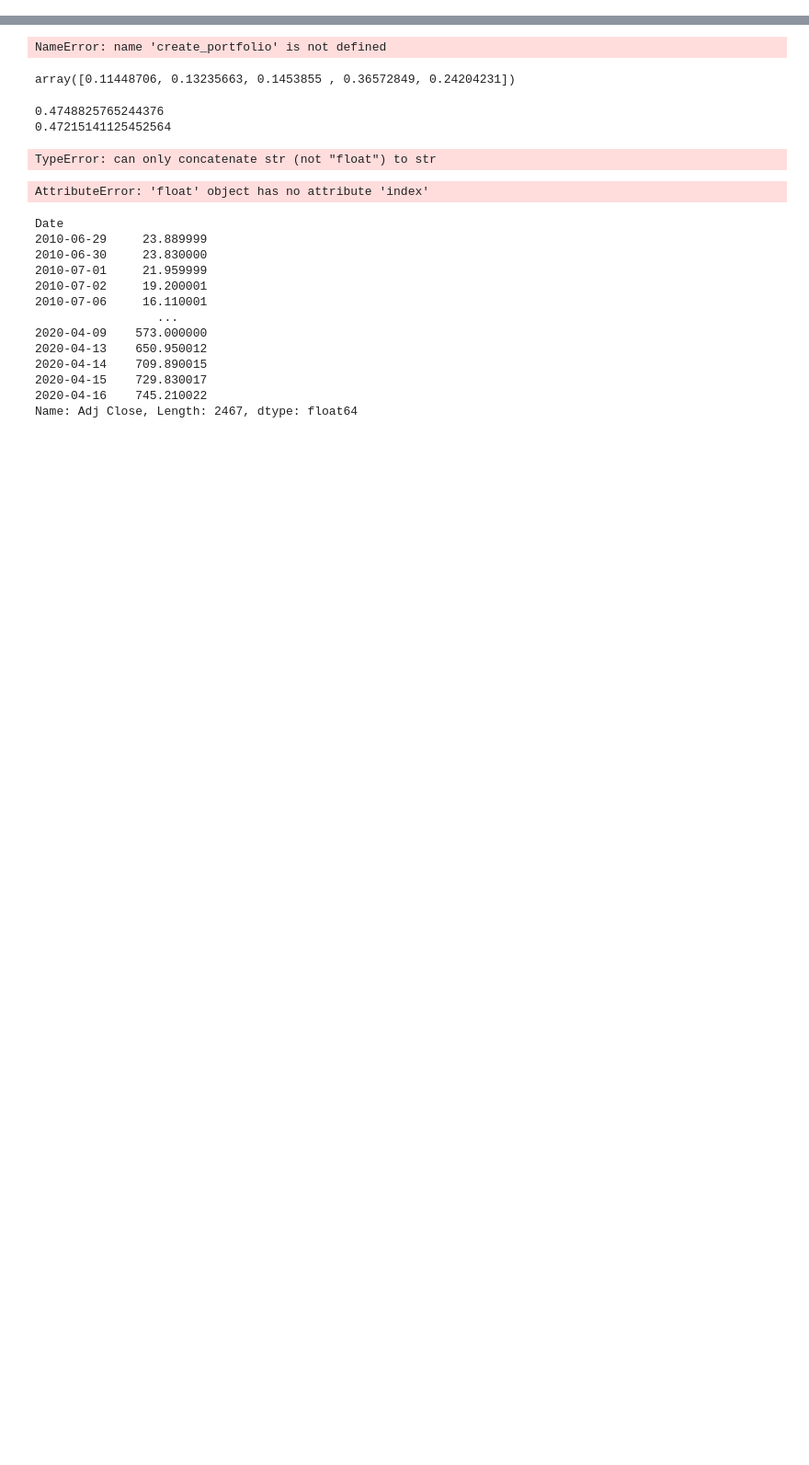
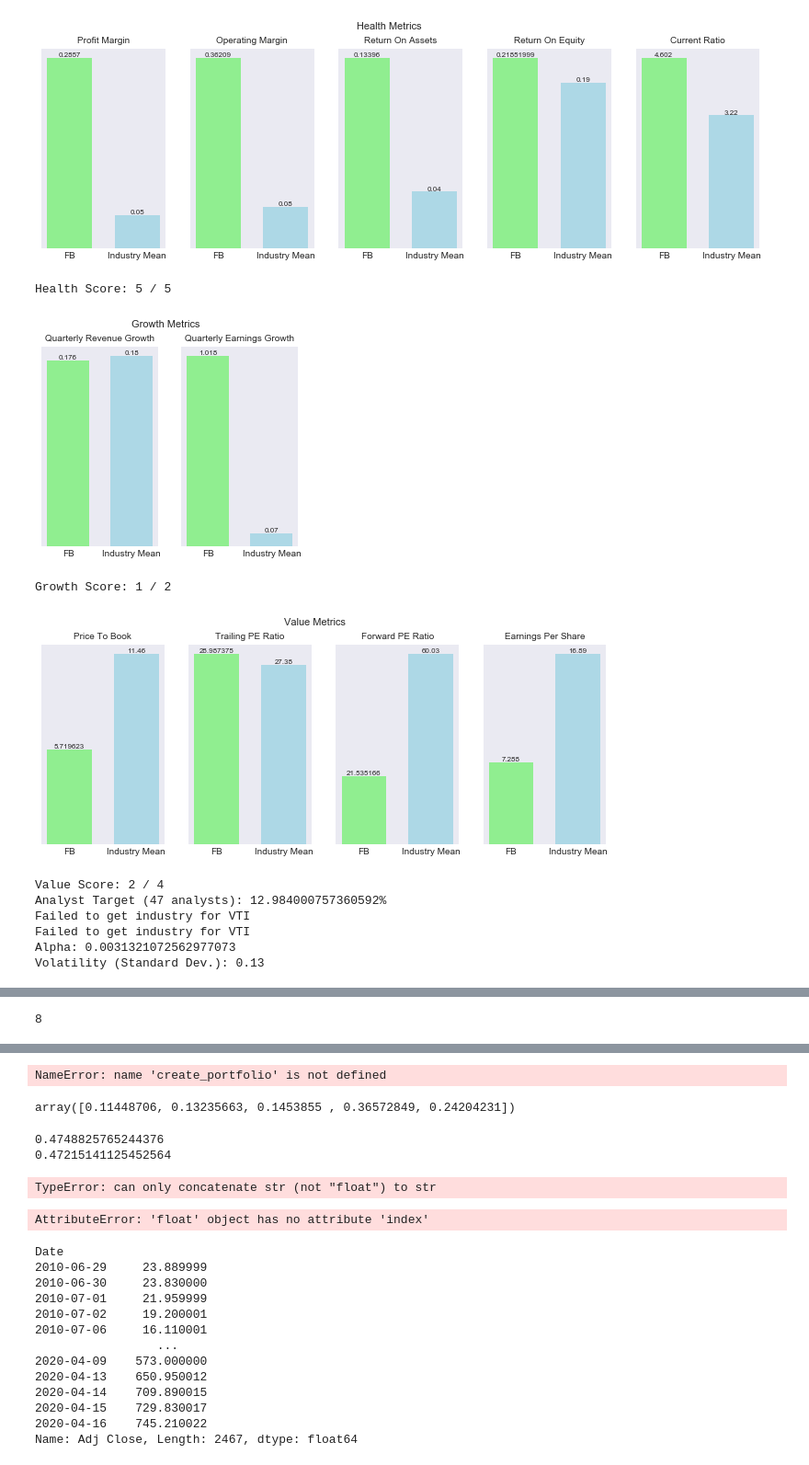
Before and after one commit to KevinJustinYu/Stock-Market-Analysis, a Jupyter notebook: company.ipynb, the cells around one changed output, grey strips where cells are left out. Shown at 92% size. Saved outputs shown, nothing was run; the diff lists cells and outputs as text; code cells hidden in the pictures; blank space fills up the shorter version.

```diff
--- a/company.ipynb
+++ b/company.ipynb
@@ -5,0 +27,15 @@ from company import *
+# %%
+c = Company("FB")
+c.analyze(comparable_tickers=['GOOG', 'MSFT', 'AAPL', 'SNAP'], filter_comparables=False)
+# %% [output]
+[figure, added]
+Health Score: 5 / 5
+[figure, added]
+Growth Score: 1 / 2
+[figure, added]
+Value Score: 2 / 4
+Analyst Target (47 analysts): 12.984000757360592%
+Failed to get industry for VTI
+Failed to get industry for VTI
+Alpha: 0.0031321072562977073
+Volatility (Standard Dev.): 0.13
@@ -6 +54,2 @@ from company import *
+8
 # %%
```
Also changed, not shown: parts of 3 cells of this notebook, 14 other files.
